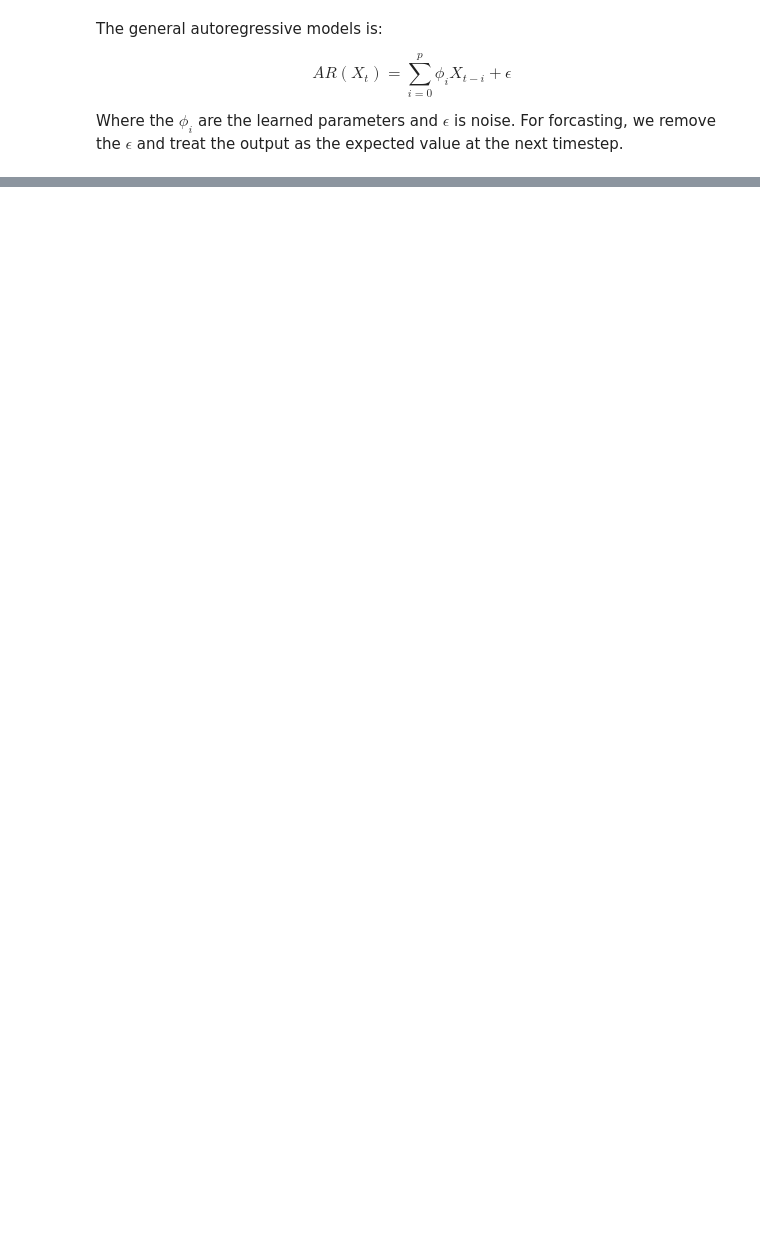
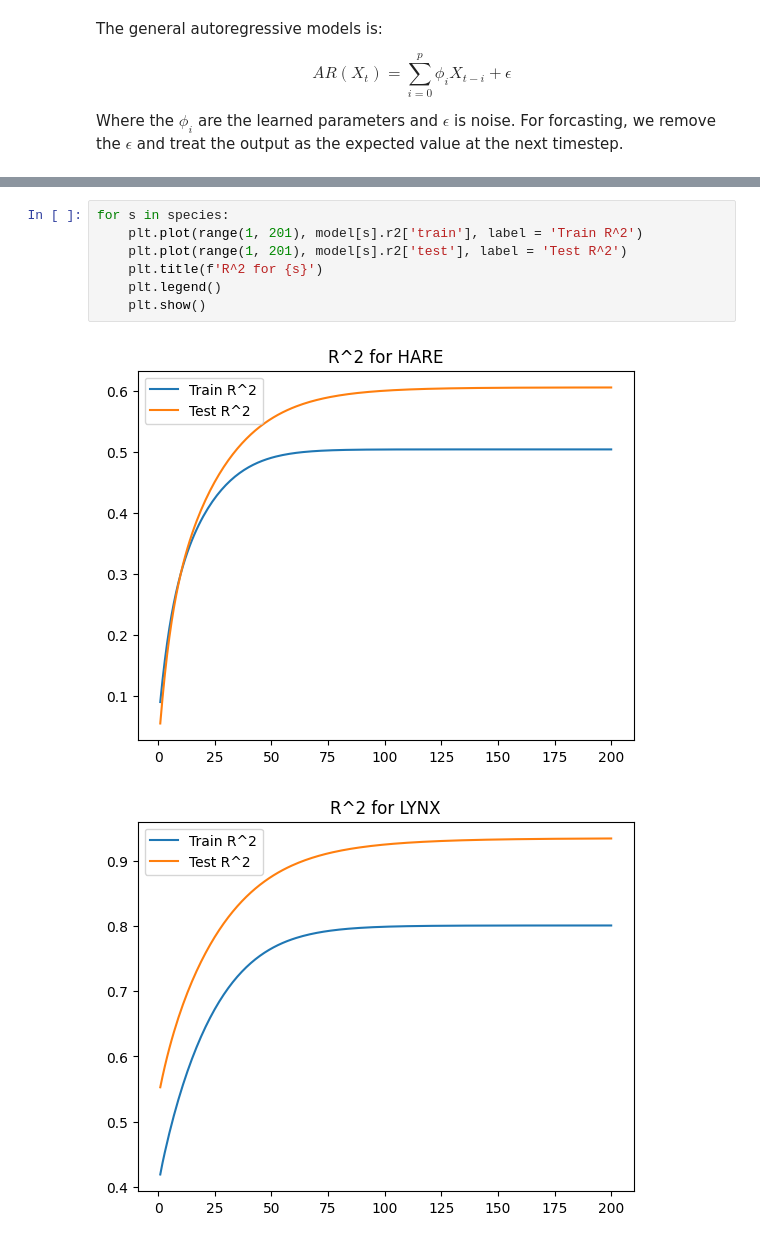
Before and after one commit to ANCP2021/ML-on-Graphs-Project, a Jupyter notebook: Models/regression/autoregressive_model.ipynb, the cells around one changed output, grey strips where cells are left out. Cells and saved outputs as stored; diff of their text form; blank space fills up the shorter version.

```diff
--- a/Models/regression/autoregressive_model.ipynb
+++ b/Models/regression/autoregressive_model.ipynb
@@ -145,0 +197,10 @@ tensor([[0.0967, 0.0237, 0.0292, 0.1017, 0.2996]], grad_fn=<ExpBackward0>)
+# %%
+for s in species:
+    plt.plot(range(1, 201), model[s].r2['train'], label = 'Train R^2')
+    plt.plot(range(1, 201), model[s].r2['test'], label = 'Test R^2')
+    plt.title(f'R^2 for {s}')
+    plt.legend()
+    plt.show()
+# %% [output]
+[figure, added]
+[figure, added]
```
Also changed, not shown: parts of 8 cells of this notebook, 11 other files.
